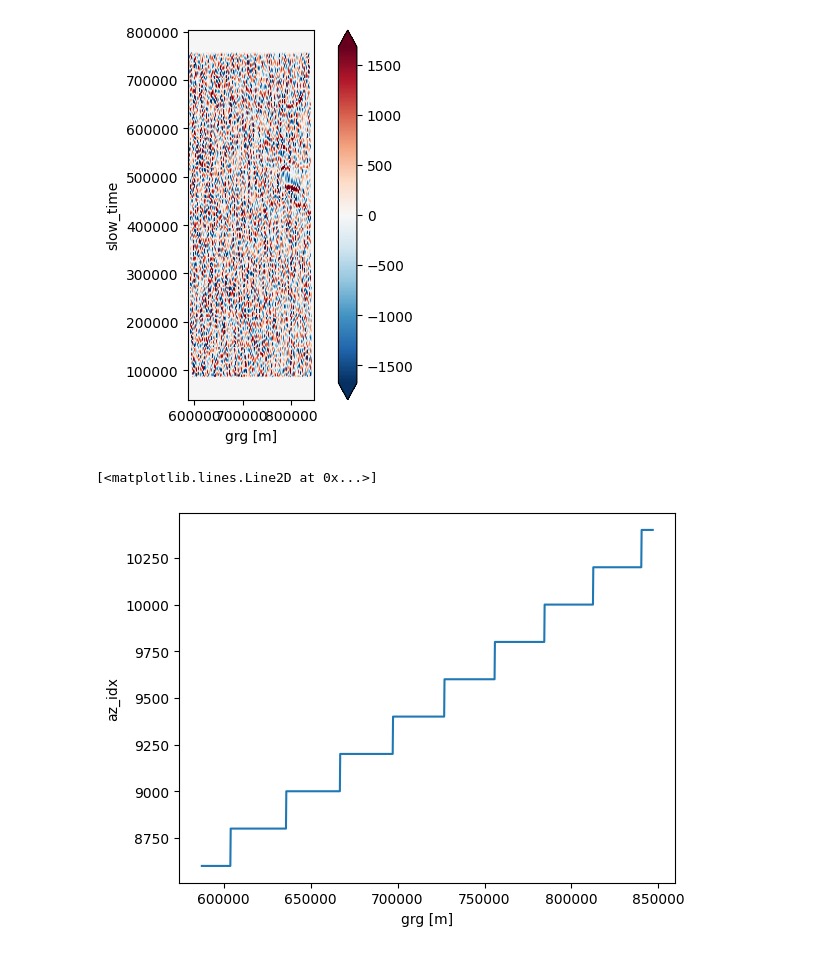
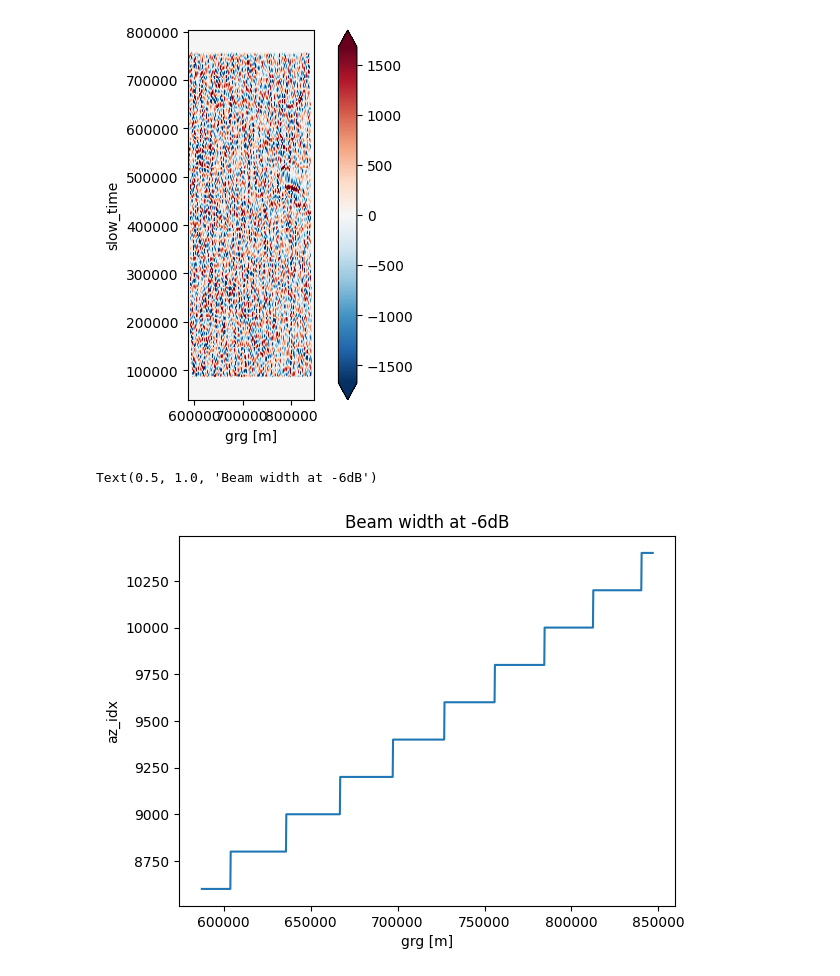
Before and after one commit to owenodriscoll/DopSCA_leakage, a Jupyter notebook: Sentinel1_analyses/analysis_azimuthal_autocorr.ipynb, the cells around one changed output. Drawn from its saved outputs; the diff is of its cells as text; code cells hidden in the pictures.

```diff
--- a/Sentinel1_analyses/analysis_azimuthal_autocorr.ipynb
+++ b/Sentinel1_analyses/analysis_azimuthal_autocorr.ipynb
@@ -181,11 +183,11 @@ ax.axes.set_aspect('equal')
 # %%
 net_leakage_clipped = net_leakage.sel(slow_time = slice(100e3, 750e3))
 net_leakage_clipped = net_leakage_clipped.assign_coords(slow_time=net_leakage_clipped.slow_time - (net_leakage_clipped.slow_time.mean()))#.T.plot()
+
+in_db = 10*np.log10(observation.data.beam)
+t = ((in_db  - in_db.max(dim = 'az_idx')) > -6)
+(40e3 - t.az_idx[t.argmax(dim='az_idx')]).plot()
+plt.title('Beam width at -6dB')
+# %% [output]
+Text(0.5, 1.0, 'Beam width at -6dB')
+[figure, added]
-# %%
-in_db = 10*np.log10(observation.data.beam)
-# in_db.plot(robust = True)
-t = ((in_db  - in_db.max(dim = 'az_idx')) > -6)
-(40e3 - t.az_idx[t.argmax(dim='az_idx')]).plot()
-# %% [output]
-[<matplotlib.lines.Line2D at 0x...>]
-[figure, removed]
```
Also changed, not shown: parts of 5 cells of this notebook.
